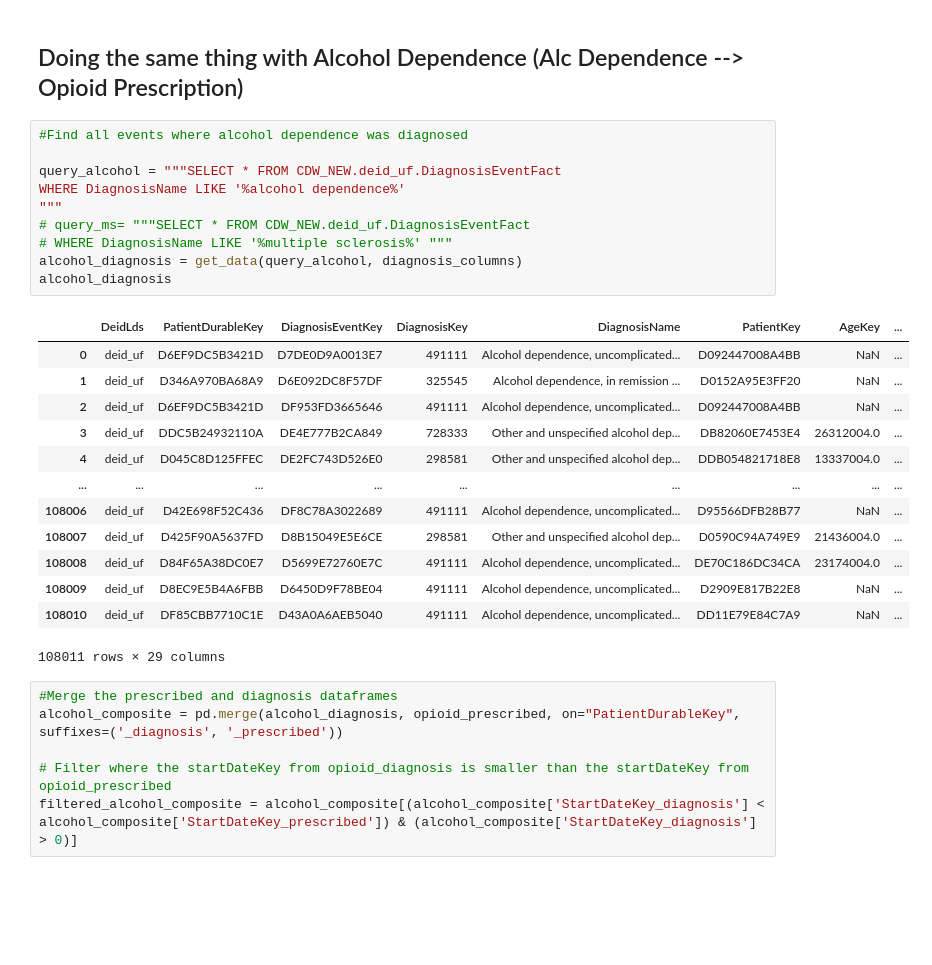
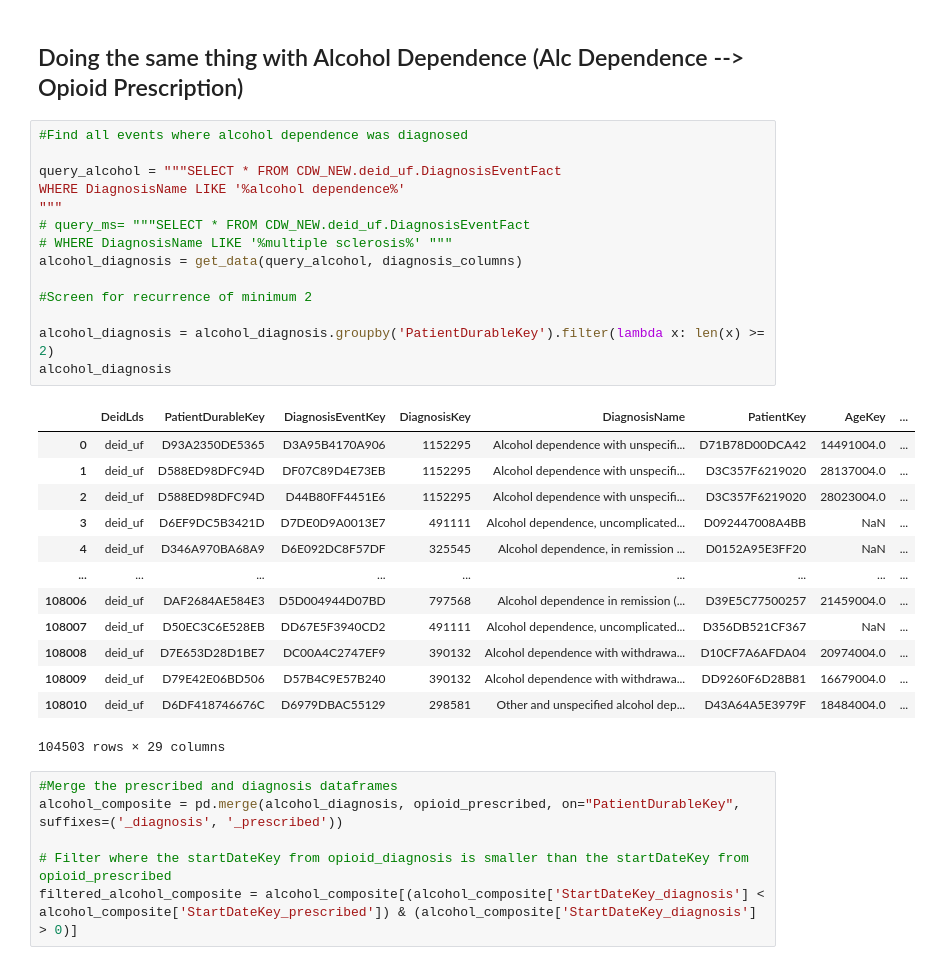
Before and after one commit to sanjayontheweb/SergioRotation, a Jupyter notebook: AddictionEHRQuery.ipynb, the cells around one changed output. Drawn from its saved outputs; the diff is of its cells as text; blank space fills up the shorter version.

```diff
--- a/AddictionEHRQuery.ipynb
+++ b/AddictionEHRQuery.ipynb
@@ -138,27 +130,31 @@ filtered_opioid_composite['PatientDurableKey'].nunique()
 # %%
 #Find all events where alcohol dependence was diagnosed
 
 query_alcohol = """SELECT * FROM CDW_NEW.deid_uf.DiagnosisEventFact
 WHERE DiagnosisName LIKE '%alcohol dependence%'
 """
 # query_ms= """SELECT * FROM CDW_NEW.deid_uf.DiagnosisEventFact
 # WHERE DiagnosisName LIKE '%multiple sclerosis%' """
 alcohol_diagnosis = get_data(query_alcohol, diagnosis_columns)
+
+#Screen for recurrence of minimum 2
+
+alcohol_diagnosis = alcohol_diagnosis.groupby('PatientDurableKey').filter(lambda x: len(x) >= 2)
 alcohol_diagnosis
 # %% [output]
 |  | DeidLds | PatientDurableKey | DiagnosisEventKey | DiagnosisKey | DiagnosisName | PatientKey | AgeKey | ... |
-| 0 | deid_uf | D6EF9DC5B3421D | D7DE0D9A0013E7 | 491111 | Alcohol dependence, uncomplicated... | D092447008A4BB | NaN | ... |
-| 1 | deid_uf | D346A970BA68A9 | D6E092DC8F57DF | 325545 | Alcohol dependence, in remission ... | D0152A95E3FF20 | NaN | ... |
-| 2 | deid_uf | D6EF9DC5B3421D | DF953FD3665646 | 491111 | Alcohol dependence, uncomplicated... | D092447008A4BB | NaN | ... |
-| 3 | deid_uf | DDC5B24932110A | DE4E777B2CA849 | 728333 | Other and unspecified alcohol dep... | DB82060E7453E4 | 26312004.0 | ... |
-| 4 | deid_uf | D045C8D125FFEC | DE2FC743D526E0 | 298581 | Other and unspecified alcohol dep... | DDB054821718E8 | 13337004.0 | ... |
+| 0 | deid_uf | D93A2350DE5365 | D3A95B4170A906 | 1152295 | Alcohol dependence with unspecifi... | D71B78D00DCA42 | 14491004.0 | ... |
+| 1 | deid_uf | D588ED98DFC94D | DF07C89D4E73EB | 1152295 | Alcohol dependence with unspecifi... | D3C357F6219020 | 28137004.0 | ... |
+| 2 | deid_uf | D588ED98DFC94D | D44B80FF4451E6 | 1152295 | Alcohol dependence with unspecifi... | D3C357F6219020 | 28023004.0 | ... |
+| 3 | deid_uf | D6EF9DC5B3421D | D7DE0D9A0013E7 | 491111 | Alcohol dependence, uncomplicated... | D092447008A4BB | NaN | ... |
+| 4 | deid_uf | D346A970BA68A9 | D6E092DC8F57DF | 325545 | Alcohol dependence, in remission ... | D0152A95E3FF20 | NaN | ... |
 | ... | ... | ... | ... | ... | ... | ... | ... | ... |
-| 108006 | deid_uf | D42E698F52C436 | DF8C78A3022689 | 491111 | Alcohol dependence, uncomplicated... | D95566DFB28B77 | NaN | ... |
-| 108007 | deid_uf | D425F90A5637FD | D8B15049E5E6CE | 298581 | Other and unspecified alcohol dep... | D0590C94A749E9 | 21436004.0 | ... |
-| 108008 | deid_uf | D84F65A38DC0E7 | D5699E72760E7C | 491111 | Alcohol dependence, uncomplicated... | DE70C186DC34CA | 23174004.0 | ... |
-| 108009 | deid_uf | D8EC9E5B4A6FBB | D6450D9F78BE04 | 491111 | Alcohol dependence, uncomplicated... | D2909E817B22E8 | NaN | ... |
-| 108010 | deid_uf | DF85CBB7710C1E | D43A0A6AEB5040 | 491111 | Alcohol dependence, uncomplicated... | DD11E79E84C7A9 | NaN | ... |
+| 108006 | deid_uf | DAF2684AE584E3 | D5D004944D07BD | 797568 | Alcohol dependence in remission (... | D39E5C77500257 | 21459004.0 | ... |
+| 108007 | deid_uf | D50EC3C6E528EB | DD67E5F3940CD2 | 491111 | Alcohol dependence, uncomplicated... | D356DB521CF367 | NaN | ... |
+| 108008 | deid_uf | D7E653D28D1BE7 | DC00A4C2747EF9 | 390132 | Alcohol dependence with withdrawa... | D10CF7A6AFDA04 | 20974004.0 | ... |
+| 108009 | deid_uf | D79E42E06BD506 | D57B4C9E57B240 | 390132 | Alcohol dependence with withdrawa... | DD9260F6D28B81 | 16679004.0 | ... |
+| 108010 | deid_uf | D6DF418746676C | D6979DBAC55129 | 298581 | Other and unspecified alcohol dep... | D43A64A5E3979F | 18484004.0 | ... |
-108011 rows × 29 columns
+104503 rows × 29 columns
 # %%
 #Merge the prescribed and diagnosis dataframes
 alcohol_composite = pd.merge(alcohol_diagnosis, opioid_prescribed, on="PatientDurableKey", suffixes=('_diagnosis', '_prescribed'))
```
Also changed, not shown: parts of 11 cells of this notebook, 1 other file.
